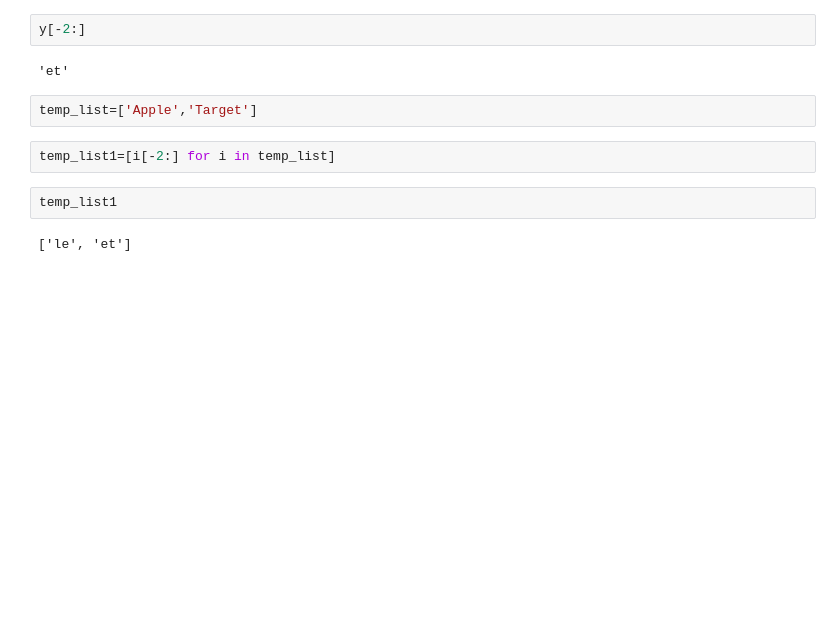
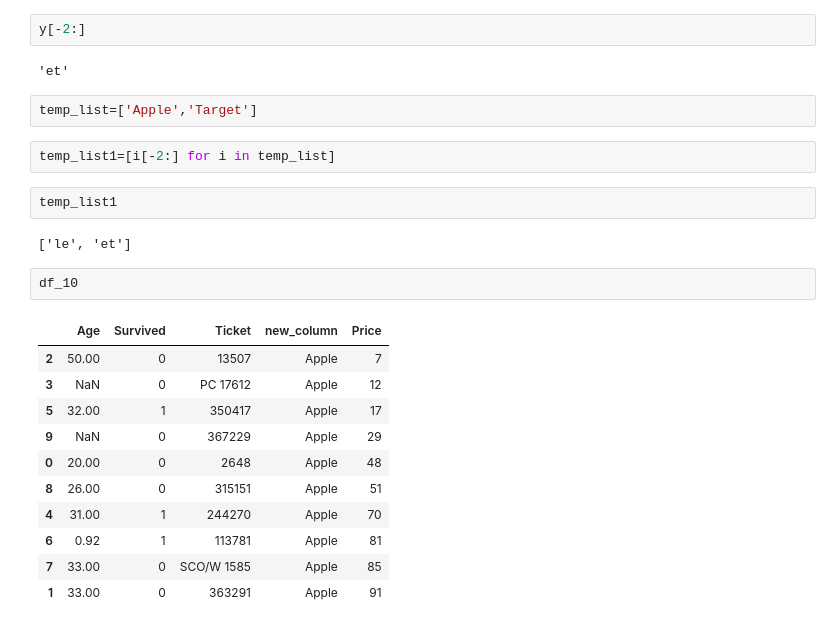
Before and after one commit to mnavya413/ML_prep, a Jupyter notebook: Pandas_conceptwise/2_data_loading.ipynb, the cells around one changed output. Saved outputs shown, nothing was run; the diff lists cells and outputs as text; blank space fills up the shorter version.

```diff
--- a/Pandas_conceptwise/2_data_loading.ipynb
+++ b/Pandas_conceptwise/2_data_loading.ipynb
@@ -1137,3 +1140,17 @@ temp_list1=[i[-2:] for i in temp_list]
 temp_list1
 # %% [output]
 ['le', 'et']
+# %%
+df_10
+# %% [output]
+|  | Age | Survived | Ticket | new_column | Price |
+| 2 | 50.00 | 0 | 13507 | Apple | 7 |
+| 3 | NaN | 0 | PC 17612 | Apple | 12 |
+| 5 | 32.00 | 1 | 350417 | Apple | 17 |
+| 9 | NaN | 0 | 367229 | Apple | 29 |
+| 0 | 20.00 | 0 | 2648 | Apple | 48 |
+| 8 | 26.00 | 0 | 315151 | Apple | 51 |
+| 4 | 31.00 | 1 | 244270 | Apple | 70 |
+| 6 | 0.92 | 1 | 113781 | Apple | 81 |
+| 7 | 33.00 | 0 | SCO/W 1585 | Apple | 85 |
+| 1 | 33.00 | 0 | 363291 | Apple | 91 |
```
Also changed, not shown: parts of 34 cells of this notebook, 2 other files.
